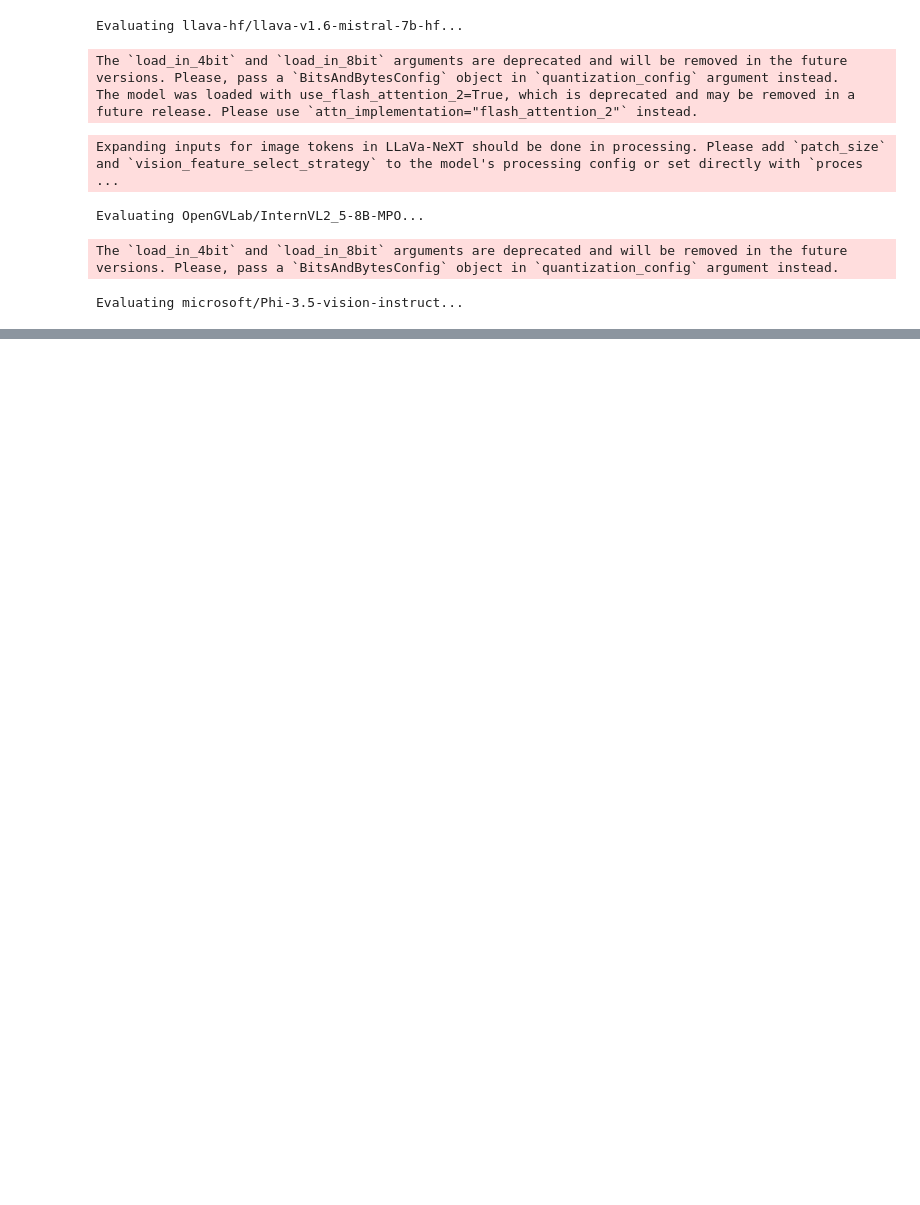
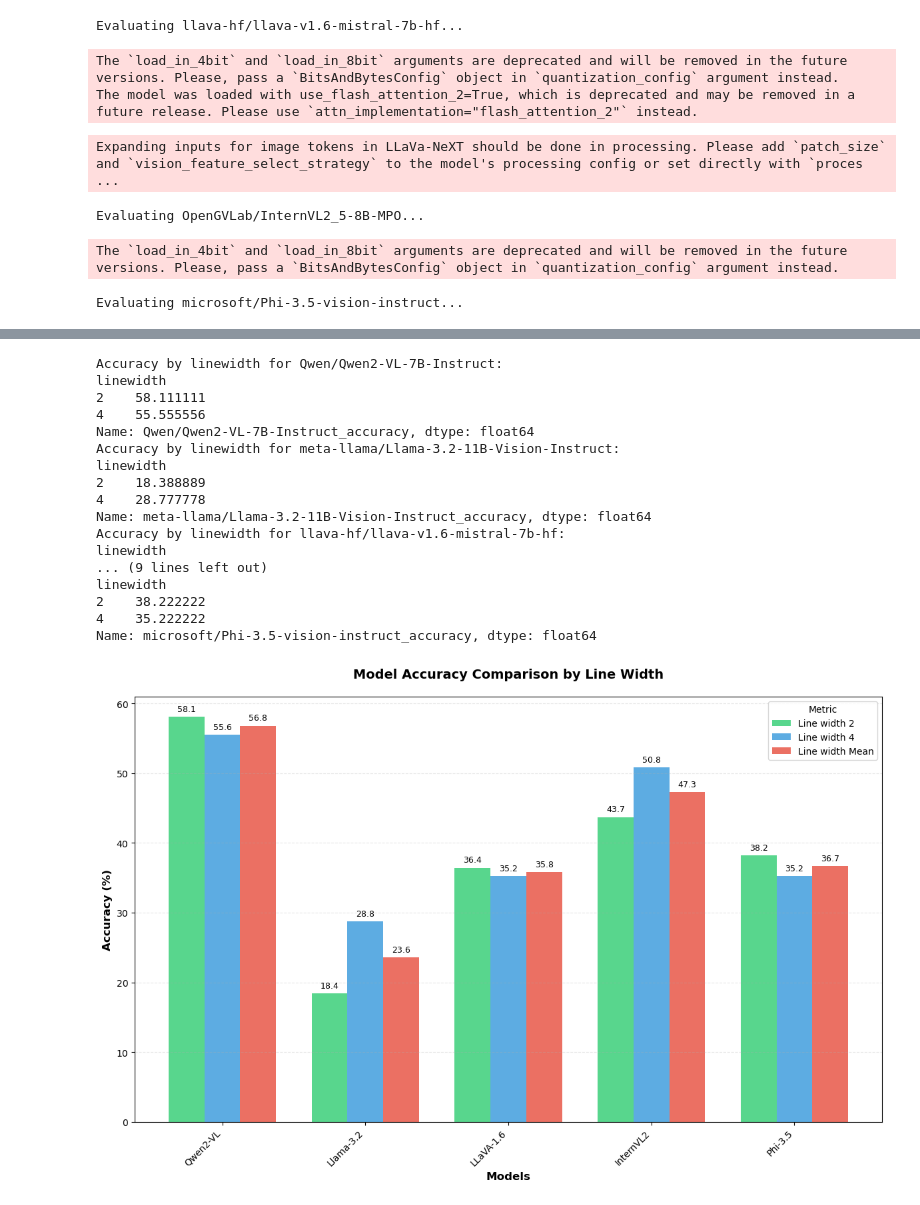
Before and after one commit to devansh-lodha/vlms-are-blind-analysis, a Jupyter notebook: evaluation.ipynb, the cells around one changed output, grey strips where cells are left out. Saved outputs shown, nothing was run; the diff lists cells and outputs as text; code cells hidden in the pictures; blank space fills up the shorter version.

```diff
--- a/evaluation.ipynb
+++ b/evaluation.ipynb
@@ -455,0 +604,80 @@ data = pd.read_csv("data.csv")
+# %%
+# Calculate accuracy by line width
+# Model names (shortened for better display)
+
+accuracy_by_linewidth_dict = {'Line width': [2, 4, 'Mean']}
+for model_name in model_names:
+    accuracy_by_linewidth = data.groupby('linewidth')[f'{model_name}_accuracy'].mean() * 100
+    accuracy_by_linewidth_dict[models_map[model_name]] = accuracy_by_linewidth.tolist() + [accuracy_by_linewidth.mean() * 100]
+    print(f"Accuracy by linewidth for {model_name}:\n{accuracy_by_linewidth}")
+
+accuracy_by_linewidth_df = pd.DataFrame(accuracy_by_linewidth_dict)
+
+# Set figure size
+plt.figure(figsize=(12, 8))
+
+
+# Create the main bar plot
+width = 0.25
+x = np.arange(len(models))
+
+# Plot bars for each line width and mean
+colors = ['#2ecc71', '#3498db', '#e74c3c']  # Green, Blue, Red
+bars = []
+
+# Create grouped bars for each line width type
+for i, (idx, row) in enumerate(accuracy_by_linewidth_df.iterrows()):
+    values = [row[model] for model in models]
+    # Convert 'Mean' values to be in the same scale as other values
+    if row['Line width'] == 'Mean':
+        values = [val if val < 100 else val/100 for val in values]
+
+    bars.append(plt.bar(x + (i-1)*width,
+                       values,
+                       width,
+                       label=f'Line width {row["Line width"]}',
+                       color=colors[i],
+                       alpha=0.8))
+
+# Customize the plot
+plt.xlabel('Models', fontsize=12, fontweight='bold')
+plt.ylabel('Accuracy (%)', fontsize=12, fontweight='bold')
+plt.title('Model Accuracy Comparison by Line Width', fontsize=14, fontweight='bold', pad=20)
+plt.xticks(x, models, rotation=45, ha='right')
+plt.legend(title='Metric', title_fontsize=10)
+
+# Add value labels on all bars
+for bar_group in bars:
+    for bar in bar_group:
+        height = bar.get_height()
+        plt.text(bar.get_x() + bar.get_width()/2., height + 0.5,
+                f'{height:.1f}',
+                ha='center', va='bottom', fontsize=9)
+
+# Add grid for better readability
+plt.grid(True, axis='y', linestyle='--', alpha=0.3)
+
+# Adjust layout to prevent label cutoff
+plt.tight_layout()
+
+# Show plot
+plt.show()
+# %% [output]
+Accuracy by linewidth for Qwen/Qwen2-VL-7B-Instruct:
+linewidth
+2    58.111111
+4    55.555556
+Name: Qwen/Qwen2-VL-7B-Instruct_accuracy, dtype: float64
+Accuracy by linewidth for meta-llama/Llama-3.2-11B-Vision-Instruct:
+linewidth
+2    18.388889
+4    28.777778
+Name: meta-llama/Llama-3.2-11B-Vision-Instruct_accuracy, dtype: float64
+Accuracy by linewidth for llava-hf/llava-v1.6-mistral-7b-hf:
+linewidth
+... (9 lines left out)
+linewidth
+2    38.222222
+4    35.222222
+Name: microsoft/Phi-3.5-vision-instruct_accuracy, dtype: float64
+[figure, added]
```
Also changed, not shown: parts of 5 cells of this notebook, 5 other files.
